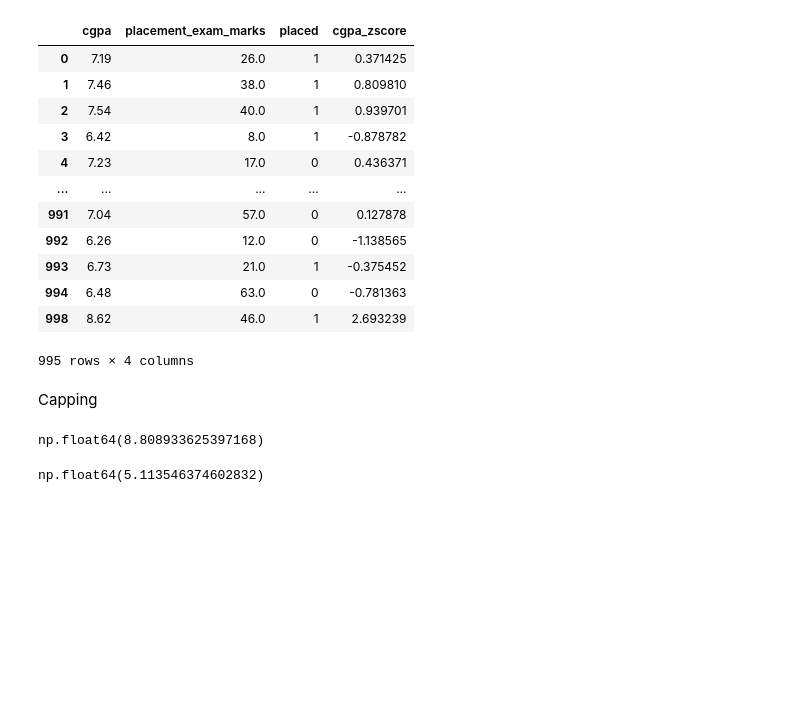
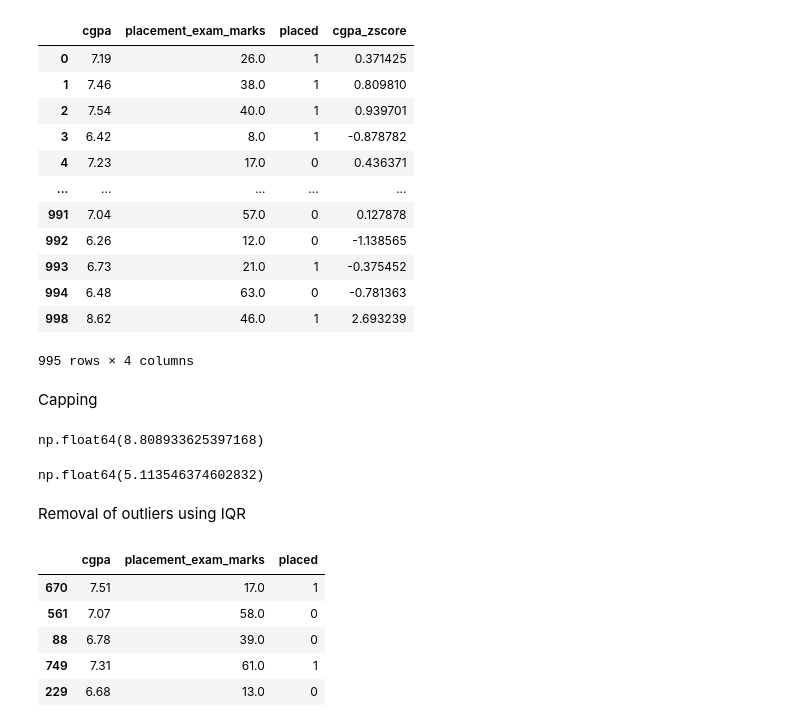
Before and after one commit to Aaaaddddyyyyyyyy/Machine-Learning-repo, a Jupyter notebook: Outliners.ipynb, the cells around one changed output. Cells and saved outputs as stored; diff of their text form; code cells hidden in the pictures; blank space fills up the shorter version.

```diff
--- a/Outliners.ipynb
+++ b/Outliners.ipynb
@@ -107,3 +107,5 @@ np.float64(8.808933625397168)
 lower_limit
 # %% [output]
 np.float64(5.113546374602832)
+# %% [markdown]
+Removal of outliers using IQR
@@ -109,0 +119,9 @@ np.float64(5.113546374602832)
+# %%
+df.sample(5)
+# %% [output]
+|  | cgpa | placement_exam_marks | placed |
+| 670 | 7.51 | 17.0 | 1 |
+| 561 | 7.07 | 58.0 | 0 |
+| 88 | 6.78 | 39.0 | 0 |
+| 749 | 7.31 | 61.0 | 1 |
+| 229 | 6.68 | 13.0 | 0 |
```
Also changed, not shown: parts of 10 cells of this notebook.
